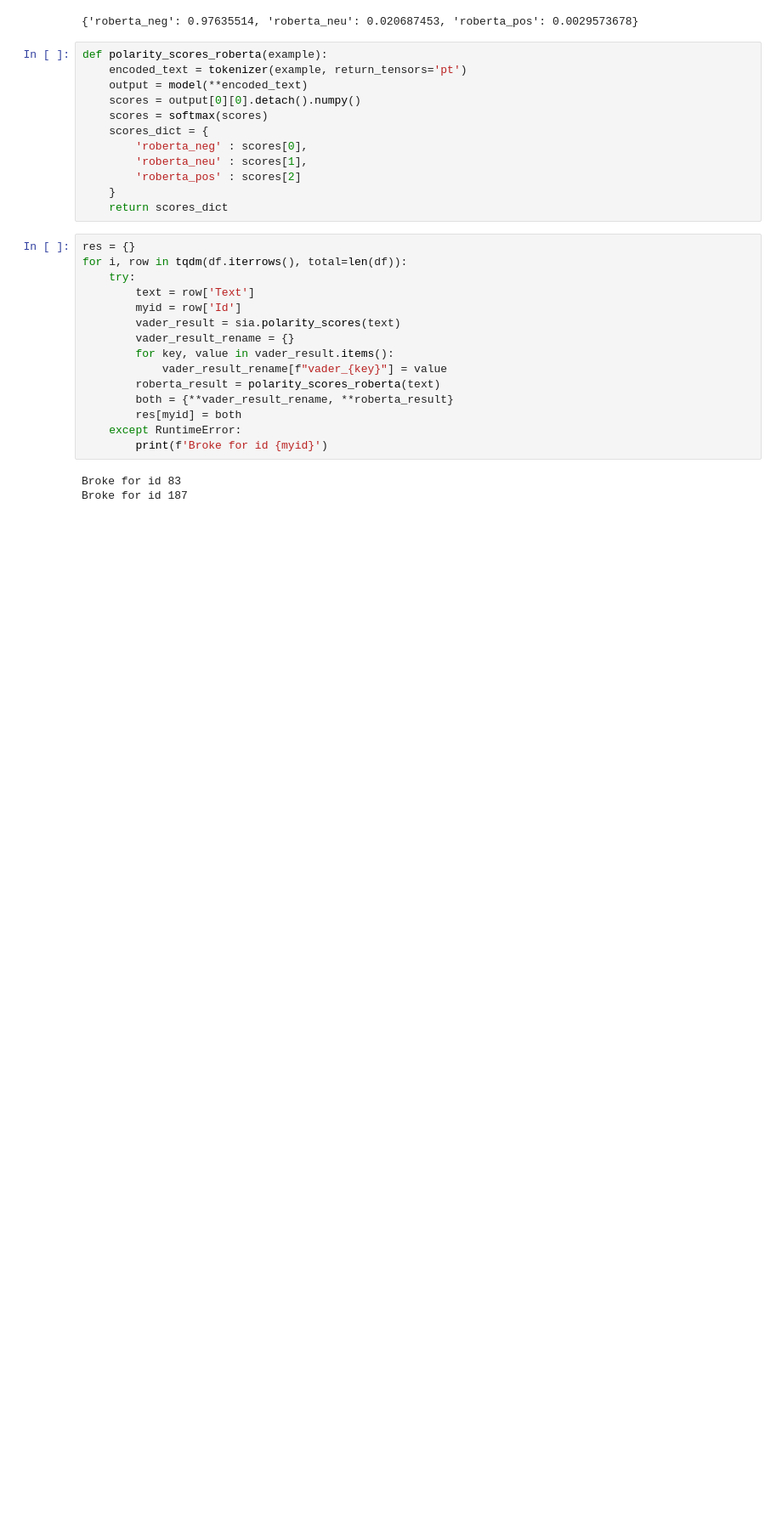
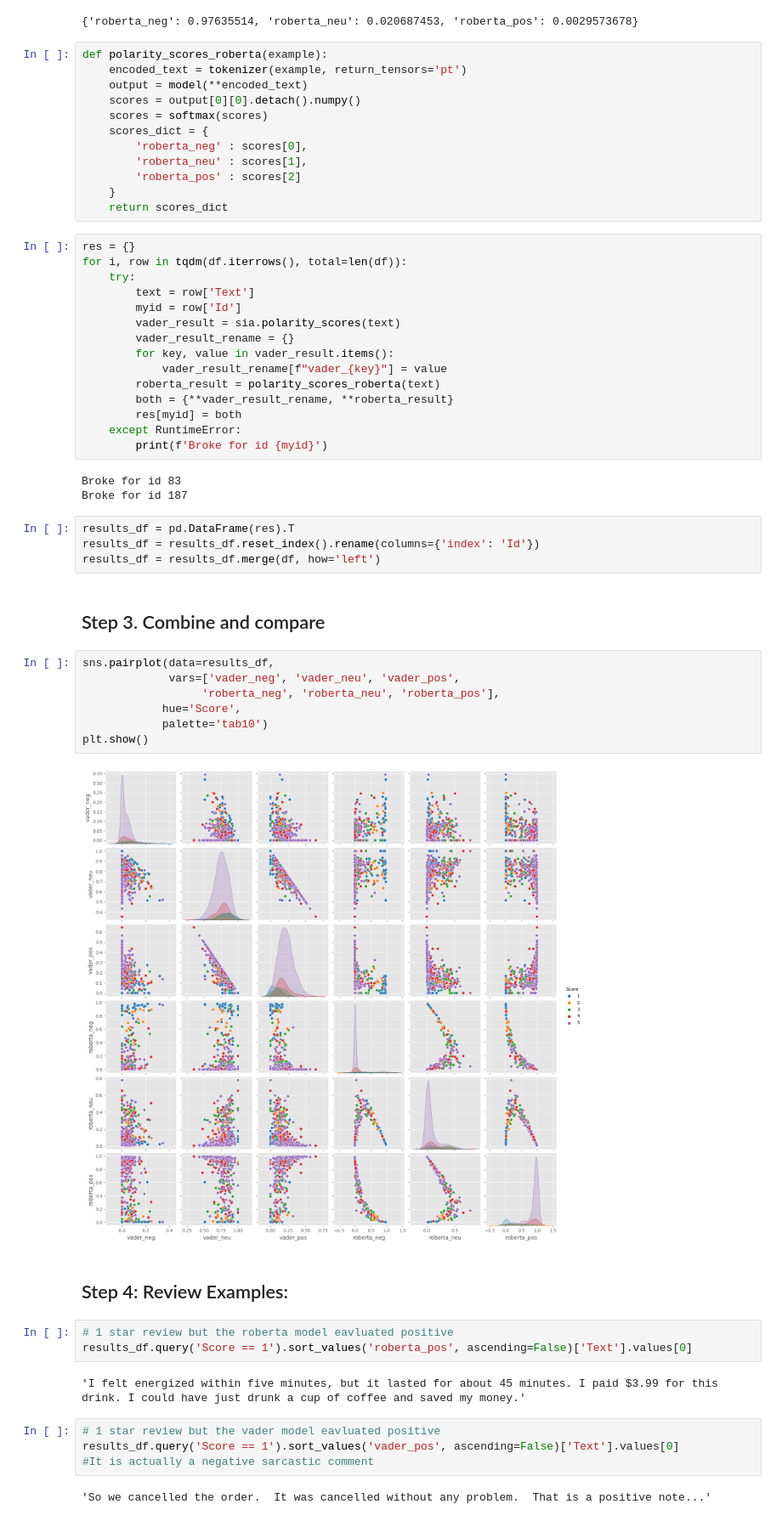
Before and after one commit to SarahElkheshin/Kaggle-Seaborn, a Jupyter notebook: sentiment-analysis.ipynb, the cells around one changed output. Shown at 85% size. Drawn from its saved outputs; the diff is of its cells as text; blank space fills up the shorter version.

```diff
--- a/sentiment-analysis.ipynb
+++ b/sentiment-analysis.ipynb
@@ -199,3 +199,31 @@ for i, row in tqdm(df.iterrows(), total=len(df)):
 # %% [output]
 Broke for id 83
 Broke for id 187
+# %%
+results_df = pd.DataFrame(res).T
+results_df = results_df.reset_index().rename(columns={'index': 'Id'})
+results_df = results_df.merge(df, how='left')
+# %% [markdown]
+## Step 3. Combine and compare
+# %%
+sns.pairplot(data=results_df,
+             vars=['vader_neg', 'vader_neu', 'vader_pos',
+                  'roberta_neg', 'roberta_neu', 'roberta_pos'],
+            hue='Score',
+            palette='tab10')
+plt.show()
+# %% [output]
+[figure, added]
+# %% [markdown]
+## Step 4: Review Examples:
+# %%
+# 1 star review but the roberta model eavluated positive
+results_df.query('Score == 1').sort_values('roberta_pos', ascending=False)['Text'].values[0]
+# %% [output]
+'I felt energized within five minutes, but it lasted for about 45 minutes. I paid $3.99 for this drink. I could have just drunk a cup of coffee and saved my money.'
+# %%
+# 1 star review but the vader model eavluated positive
+results_df.query('Score == 1').sort_values('vader_pos', ascending=False)['Text'].values[0]
+#It is actually a negative sarcastic comment
+# %% [output]
+'So we cancelled the order.  It was cancelled without any problem.  That is a positive note...'
```
Also changed, not shown: parts of 5 cells of this notebook.
